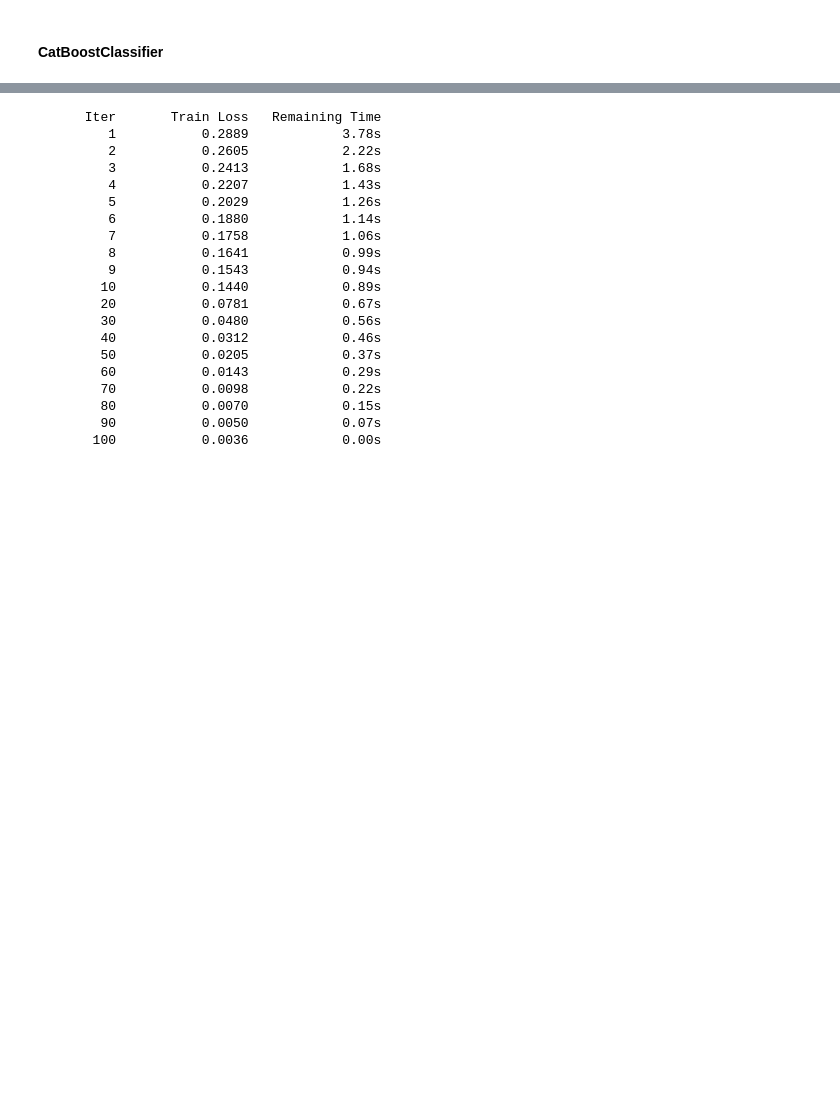
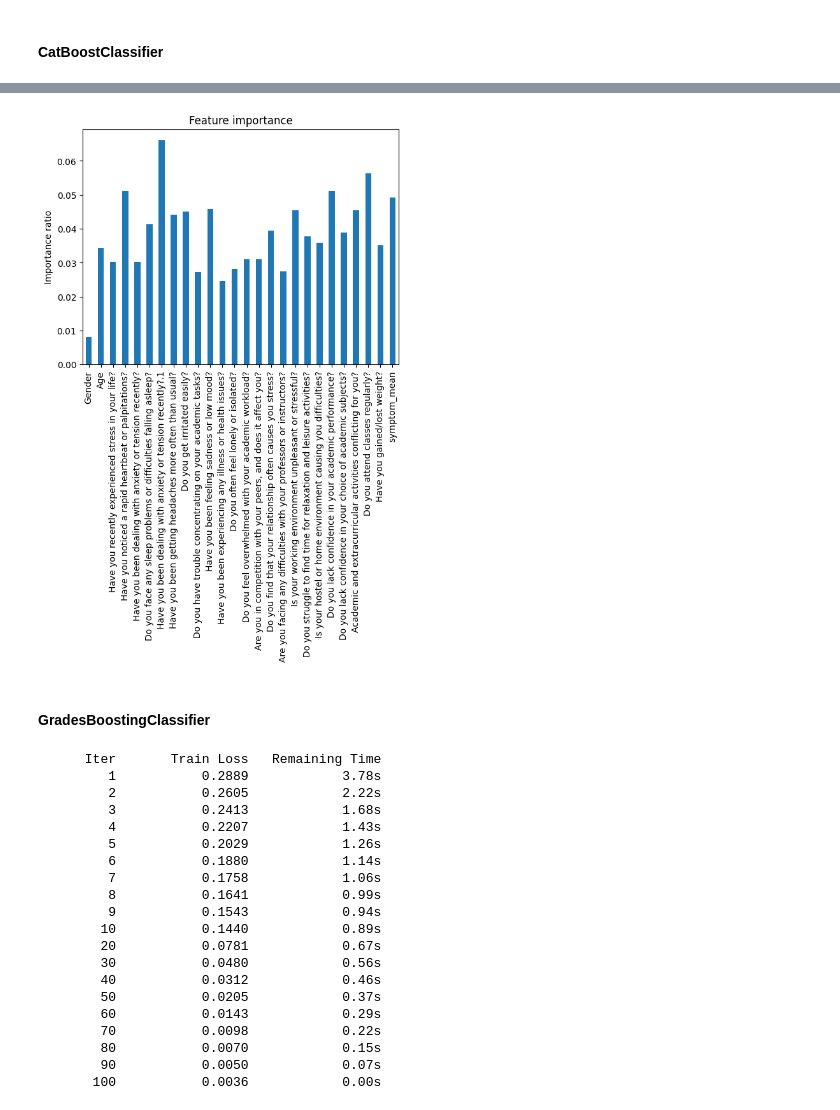
Before and after one commit to Marquinhos9873/mle3, a Jupyter notebook: notebooks/Clasificacion HPM_base.ipynb, the cells around one changed output, grey strips where cells are left out. Drawn from its saved outputs; the diff is of its cells as text; code cells hidden in the pictures; blank space fills up the shorter version.

```diff
--- a/notebooks/Clasificacion HPM_base.ipynb
+++ b/notebooks/Clasificacion HPM_base.ipynb
@@ -513,5 +540,7 @@ with mlflow.start_run(run_name="Default RandomForestClassifier_default_params",
         y_real = y_test, predictions = predictions_kitty_default,
         probabilities = probabilities_kitty_default,
         save_path = save_path )
+    kitty_importances = kitty.get_feature_importance()
+    mlflow.log_metrics(metrics)
 # %% [output]
 Learning rate set to 0.059029
@@ -544,4 +571,17 @@ auc_score: None
 🧪 View experiment at: https://dagshub.com/Marquinhos9873/mle3.mlflow/#/experiments/4
+# %%
+kitty_importances
+kitty_importances = pd.Series(importances, index=X_train.columns)
+fig, ax = plt.subplots()
+forest_importances.plot.bar(ax=ax)
+ax.set_title("Feature importance")
+ax.set_ylabel("Importance ratio")
+fig.tight_layout()
+mlflow.log_figure(fig, "default_random_forest_feature_importances.png")
+# %% [output]
+[figure, added]
+# %% [markdown]
+#### GradesBoostingClassifier
 # %%
 #CGradesBoostClassifier
 
```
Also changed, not shown: parts of 11 cells of this notebook, 7 other files.
